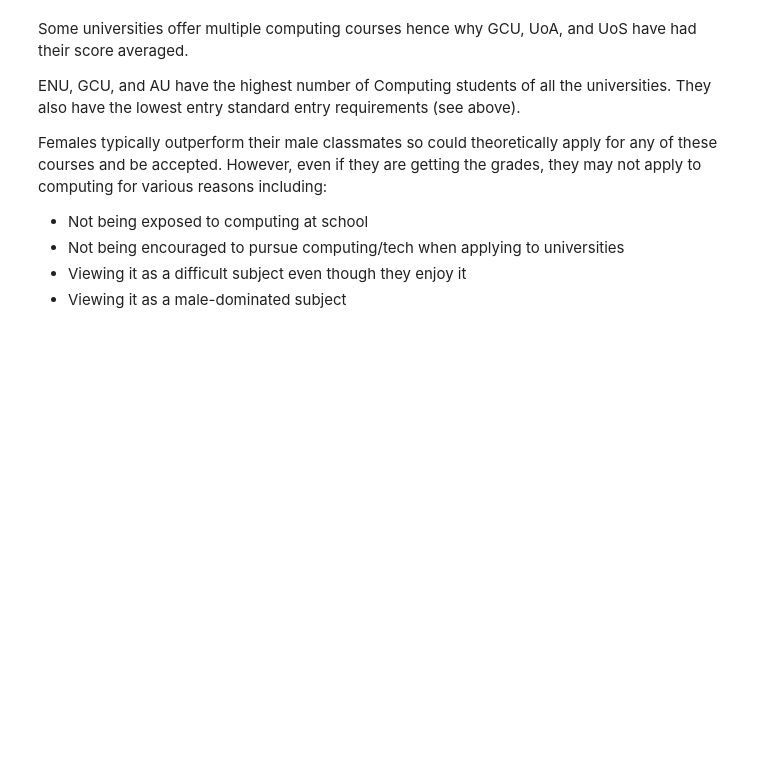
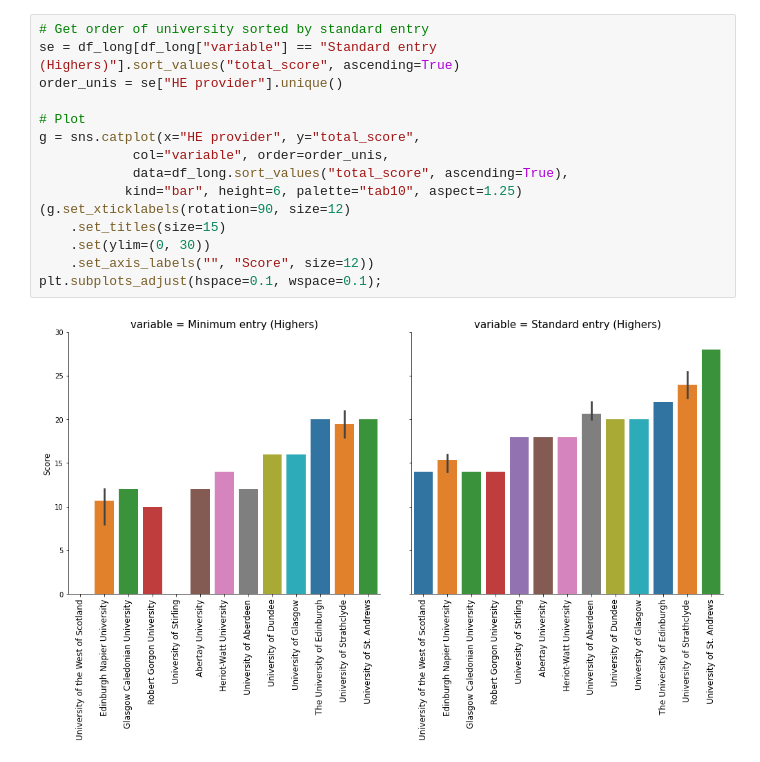
Before and after one commit to kjp07/Women-In-STEM, a Jupyter notebook: code/computing_entry_requirements.ipynb, the cells around one changed output. Drawn from its saved outputs; the diff is of its cells as text; blank space fills up the shorter version.

```diff
--- a/code/computing_entry_requirements.ipynb
+++ b/code/computing_entry_requirements.ipynb
@@ -108,10 +108,17 @@ plt.show()
-# %% [markdown]
-Some universities offer multiple computing courses hence why GCU, UoA, and UoS have had their score averaged.
-
-ENU, GCU, and AU have the highest number of Computing students of all the universities. They also have the lowest entry standard entry requirements (see above).
-
-Females typically outperform their male classmates so could theoretically apply for any of these courses and be accepted. However, even if they are getting the grades, they may not apply to computing for various reasons including:
-- Not being exposed to computing at school
-- Not being encouraged to pursue computing/tech when applying to universities
-- Viewing it as a difficult subject even though they enjoy it
-- Viewing it as a male-dominated subject
+# %%
+# Get order of university sorted by standard entry
+se = df_long[df_long["variable"] == "Standard entry (Highers)"].sort_values("total_score", ascending=True)
+order_unis = se["HE provider"].unique()
+
+# Plot
+g = sns.catplot(x="HE provider", y="total_score",
+            col="variable", order=order_unis,
+            data=df_long.sort_values("total_score", ascending=True),
+           kind="bar", height=6, palette="tab10", aspect=1.25)
+(g.set_xticklabels(rotation=90, size=12)
+    .set_titles(size=15)
+    .set(ylim=(0, 30))
+    .set_axis_labels("", "Score", size=12))
+plt.subplots_adjust(hspace=0.1, wspace=0.1);
+# %% [output]
+[figure, added]
```
Also changed, not shown: parts of 21 cells of this notebook.
